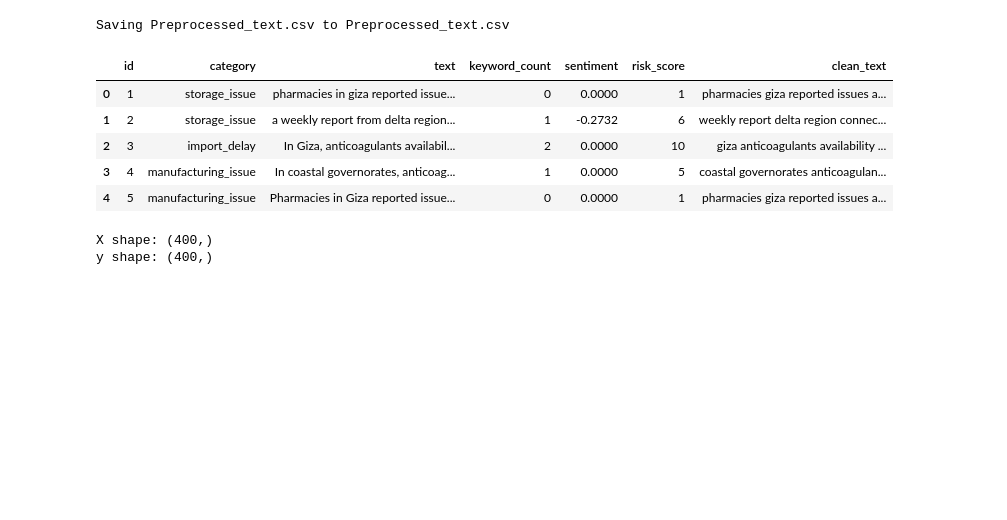
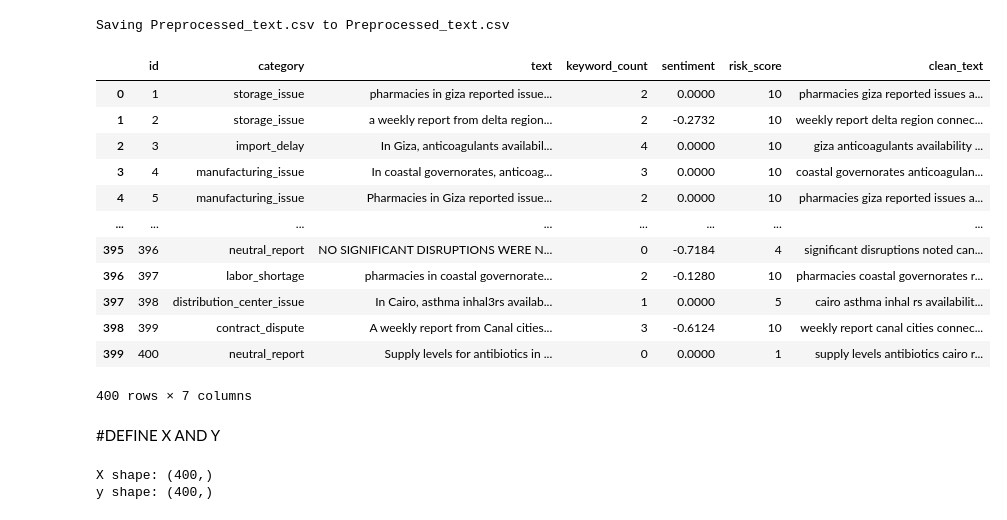
Before and after one commit to noureen777/Prediction_of_Medicine_Stock-Out_Risk, a Jupyter notebook: Abdullah/ML Models/Text_Model_Updated_Final.ipynb, the cells around one changed output. Drawn from its saved outputs; the diff is of its cells as text; code cells hidden in the pictures; blank space fills up the shorter version.

```diff
--- a/Abdullah/ML Models/Text_Model_Updated.ipynb
+++ b/Abdullah/ML Models/Text_Model_Updated_Final.ipynb
@@ -15,14 +15,23 @@ uploaded = files.upload()
 Saving Preprocessed_text.csv to Preprocessed_text.csv
 # %%
 df = pd.read_csv("Preprocessed_text.csv")
-df.head()
+df
 # %% [output]
 |  | id | category | text | keyword_count | sentiment | risk_score | clean_text |
-| 0 | 1 | storage_issue | pharmacies in giza reported issue... | 0 | 0.0000 | 1 | pharmacies giza reported issues a... |
-| 1 | 2 | storage_issue | a weekly report from delta region... | 1 | -0.2732 | 6 | weekly report delta region connec... |
-| 2 | 3 | import_delay | In Giza, anticoagulants availabil... | 2 | 0.0000 | 10 | giza anticoagulants availability ... |
-| 3 | 4 | manufacturing_issue | In coastal governorates, anticoag... | 1 | 0.0000 | 5 | coastal governorates anticoagulan... |
-| 4 | 5 | manufacturing_issue | Pharmacies in Giza reported issue... | 0 | 0.0000 | 1 | pharmacies giza reported issues a... |
+| 0 | 1 | storage_issue | pharmacies in giza reported issue... | 2 | 0.0000 | 10 | pharmacies giza reported issues a... |
+| 1 | 2 | storage_issue | a weekly report from delta region... | 2 | -0.2732 | 10 | weekly report delta region connec... |
+| 2 | 3 | import_delay | In Giza, anticoagulants availabil... | 4 | 0.0000 | 10 | giza anticoagulants availability ... |
+| 3 | 4 | manufacturing_issue | In coastal governorates, anticoag... | 3 | 0.0000 | 10 | coastal governorates anticoagulan... |
+| 4 | 5 | manufacturing_issue | Pharmacies in Giza reported issue... | 2 | 0.0000 | 10 | pharmacies giza reported issues a... |
+| ... | ... | ... | ... | ... | ... | ... | ... |
+| 395 | 396 | neutral_report | NO SIGNIFICANT DISRUPTIONS WERE N... | 0 | -0.7184 | 4 | significant disruptions noted can... |
+| 396 | 397 | labor_shortage | pharmacies in coastal governorate... | 2 | -0.1280 | 10 | pharmacies coastal governorates r... |
+| 397 | 398 | distribution_center_issue | In Cairo, asthma inhal3rs availab... | 1 | 0.0000 | 5 | cairo asthma inhal rs availabilit... |
+| 398 | 399 | contract_dispute | A weekly report from Canal cities... | 3 | -0.6124 | 10 | weekly report canal cities connec... |
+| 399 | 400 | neutral_report | Supply levels for antibiotics in ... | 0 | 0.0000 | 1 | supply levels antibiotics cairo r... |
+400 rows × 7 columns
+# %% [markdown]
+#DEFINE X AND Y
 # %%
 X = df["clean_text"]
 y = df["category"]
```
Also changed, not shown: parts of 3 cells of this notebook, 3 other files.
